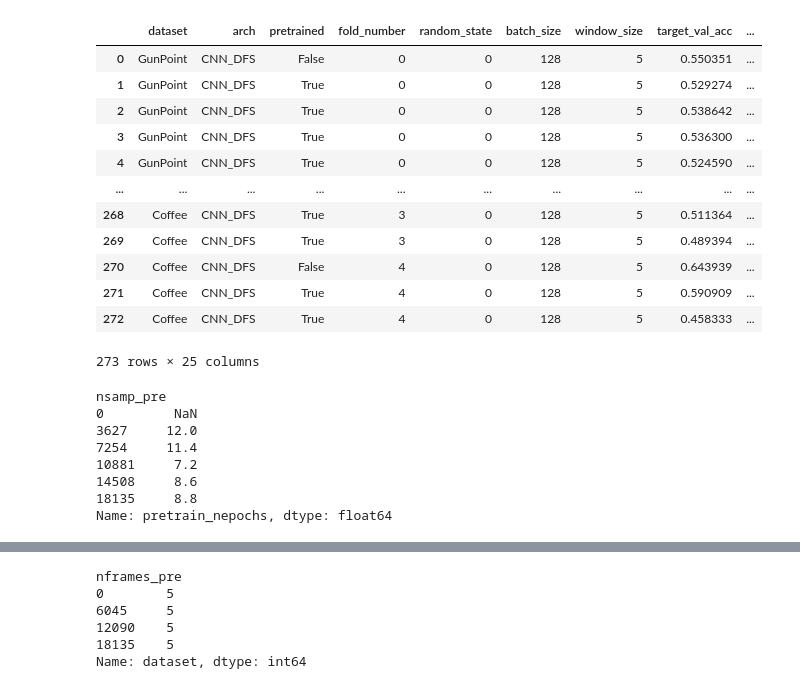
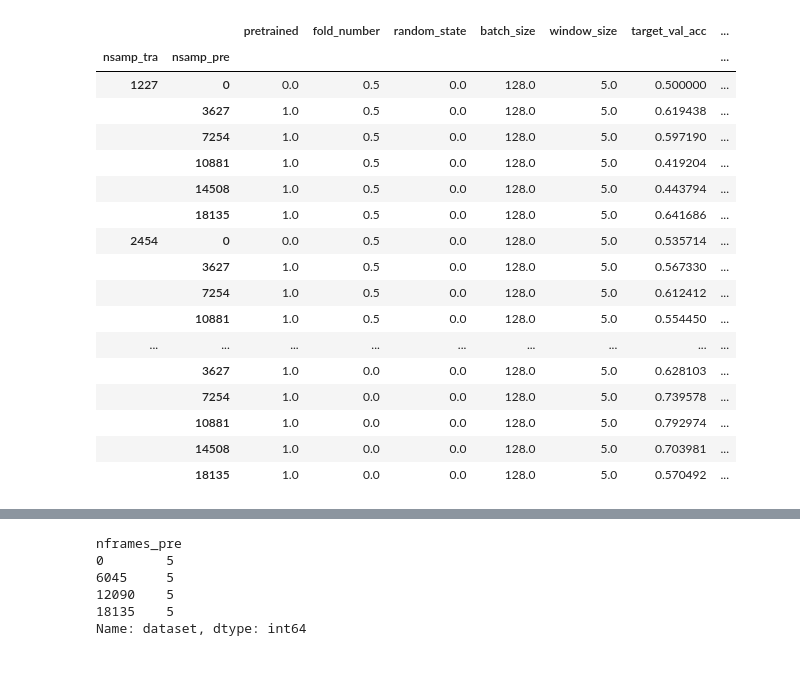
Before and after one commit to mbisan/s3ts, a Jupyter notebook: graphs.ipynb, the cells around one changed output, grey strips where cells are left out. Cells and saved outputs as stored; diff of their text form; code cells hidden in the pictures.

```diff
--- a/graphs.ipynb
+++ b/graphs.ipynb
@@ -8,7 +8,7 @@ import numpy as np
 import itertools
 # %%
 folder = Path("results_synced/atlas_ratio/")
-datasets = ["GunPoint", "Coffee"]
+datasets = ["GunPoint"]#, "Coffee"]
 encoders = ["CNN_DFS"]
 folds = 5
 
@@ -18,32 +18,27 @@ for dataset, encoder in itertools.product(datasets, encoders):
     paths = [p for p in paths if p.exists()]
     dfs.append(pd.concat([pd.read_csv(p) for p in paths]))
 df = pd.concat(dfs, ignore_index=True)
-df
-# %% [output]
-|  | dataset | arch | pretrained | fold_number | random_state | batch_size | window_size | target_val_acc | ... |
-| 0 | GunPoint | CNN_DFS | False | 0 | 0 | 128 | 5 | 0.550351 | ... |
-| 1 | GunPoint | CNN_DFS | True | 0 | 0 | 128 | 5 | 0.529274 | ... |
-| 2 | GunPoint | CNN_DFS | True | 0 | 0 | 128 | 5 | 0.538642 | ... |
-| 3 | GunPoint | CNN_DFS | True | 0 | 0 | 128 | 5 | 0.536300 | ... |
-| 4 | GunPoint | CNN_DFS | True | 0 | 0 | 128 | 5 | 0.524590 | ... |
-| ... | ... | ... | ... | ... | ... | ... | ... | ... | ... |
-| 268 | Coffee | CNN_DFS | True | 3 | 0 | 128 | 5 | 0.511364 | ... |
-| 269 | Coffee | CNN_DFS | True | 3 | 0 | 128 | 5 | 0.489394 | ... |
-| 270 | Coffee | CNN_DFS | False | 4 | 0 | 128 | 5 | 0.643939 | ... |
-| 271 | Coffee | CNN_DFS | True | 4 | 0 | 128 | 5 | 0.590909 | ... |
-| 272 | Coffee | CNN_DFS | True | 4 | 0 | 128 | 5 | 0.458333 | ... |
-273 rows × 25 columns
 # %%
 ds = "GunPoint"
 df = df[df["dataset"] == ds]
-df[df["nsamp_tra"] == 6135].groupby("nsamp_pre")["pretrain_nepochs"].mean()
+df.groupby(["nsamp_tra", "nsamp_pre"]).mean()
 # %% [output]
-nsamp_pre
-0         NaN
-3627     12.0
-7254     11.4
-10881     7.2
-14508     8.6
-18135     8.8
-Name: pretrain_nepochs, dtype: float64
+|  |  | pretrained | fold_number | random_state | batch_size | window_size | target_val_acc | ... |
+| nsamp_tra | nsamp_pre |  |  |  |  |  |  | ... |
+| 1227 | 0 | 0.0 | 0.5 | 0.0 | 128.0 | 5.0 | 0.500000 | ... |
+|  | 3627 | 1.0 | 0.5 | 0.0 | 128.0 | 5.0 | 0.619438 | ... |
+|  | 7254 | 1.0 | 0.5 | 0.0 | 128.0 | 5.0 | 0.597190 | ... |
+|  | 10881 | 1.0 | 0.5 | 0.0 | 128.0 | 5.0 | 0.419204 | ... |
+|  | 14508 | 1.0 | 0.5 | 0.0 | 128.0 | 5.0 | 0.443794 | ... |
+|  | 18135 | 1.0 | 0.5 | 0.0 | 128.0 | 5.0 | 0.641686 | ... |
+| 2454 | 0 | 0.0 | 0.5 | 0.0 | 128.0 | 5.0 | 0.535714 | ... |
+|  | 3627 | 1.0 | 0.5 | 0.0 | 128.0 | 5.0 | 0.567330 | ... |
+|  | 7254 | 1.0 | 0.5 | 0.0 | 128.0 | 5.0 | 0.612412 | ... |
+|  | 10881 | 1.0 | 0.5 | 0.0 | 128.0 | 5.0 | 0.554450 | ... |
+| ... | ... | ... | ... | ... | ... | ... | ... | ... |
+|  | 3627 | 1.0 | 0.0 | 0.0 | 128.0 | 5.0 | 0.628103 | ... |
+|  | 7254 | 1.0 | 0.0 | 0.0 | 128.0 | 5.0 | 0.739578 | ... |
+|  | 10881 | 1.0 | 0.0 | 0.0 | 128.0 | 5.0 | 0.792974 | ... |
+|  | 14508 | 1.0 | 0.0 | 0.0 | 128.0 | 5.0 | 0.703981 | ... |
+|  | 18135 | 1.0 | 0.0 | 0.0 | 128.0 | 5.0 | 0.570492 | ... |
 # %%
```
Also changed, not shown: parts of 2 cells of this notebook, 10 other files.
